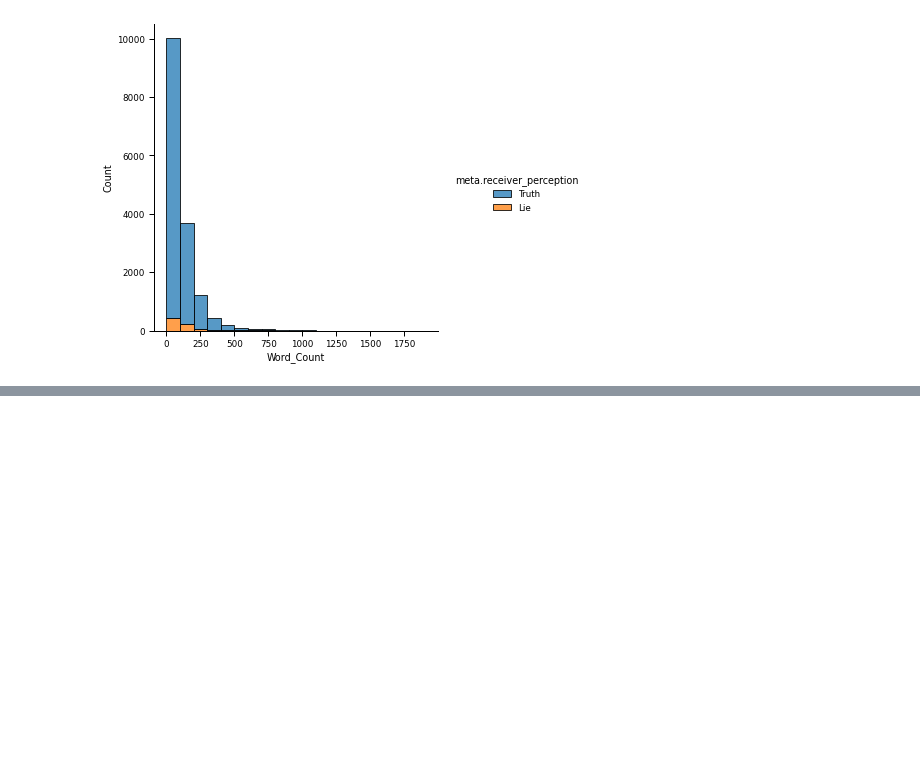
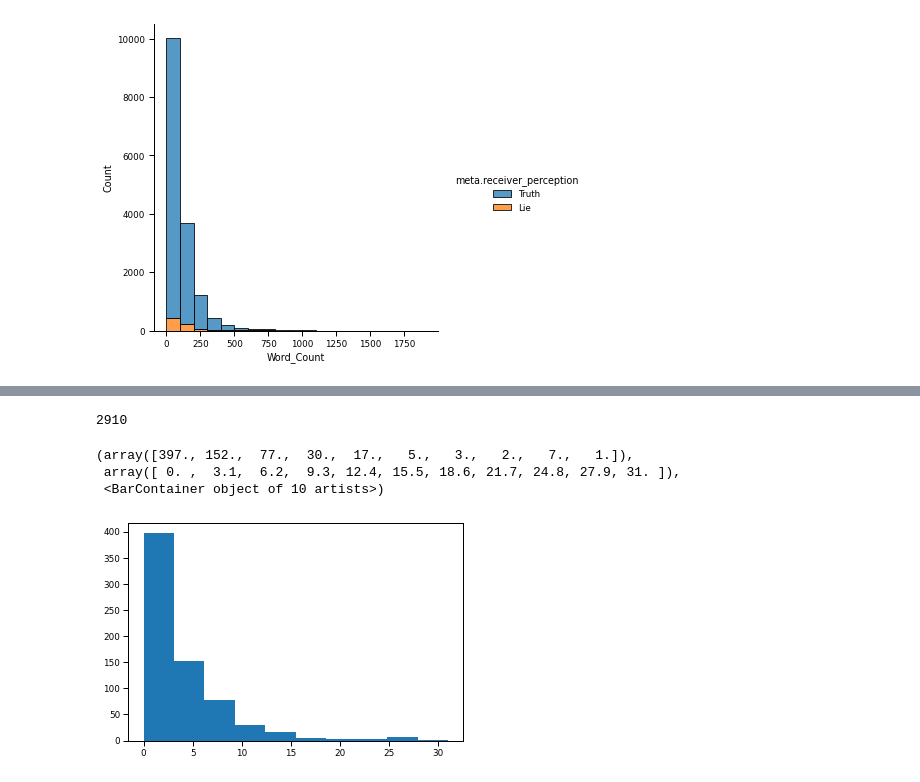
Before and after one commit to sinhasagar507/Comprehensive-Project-SEM8, a Jupyter notebook: src/visualization/deception_EDA.ipynb, the cells around one changed output, grey strips where cells are left out. Drawn from its saved outputs; the diff is of its cells as text; code cells hidden in the pictures; blank space fills up the shorter version.

Commit message:
functions, deception and hate speech v1

```diff
--- a/src/visualization/deception_EDA.ipynb
+++ b/src/visualization/deception_EDA.ipynb
@@ -325,0 +429,11 @@ plt.show()
+# %%
+sum(data_decep['cnt_modifiers'])
+# %% [output]
+2910
+# %%
+mod_by_id.values()
+# %% [output]
+(array([397., 152.,  77.,  30.,  17.,   5.,   3.,   2.,   7.,   1.]),
+ array([ 0. ,  3.1,  6.2,  9.3, 12.4, 15.5, 18.6, 21.7, 24.8, 27.9, 31. ]),
+ <BarContainer object of 10 artists>)
+[figure, added]
```
Also changed, not shown: parts of 18 cells of this notebook, 3 other files.
